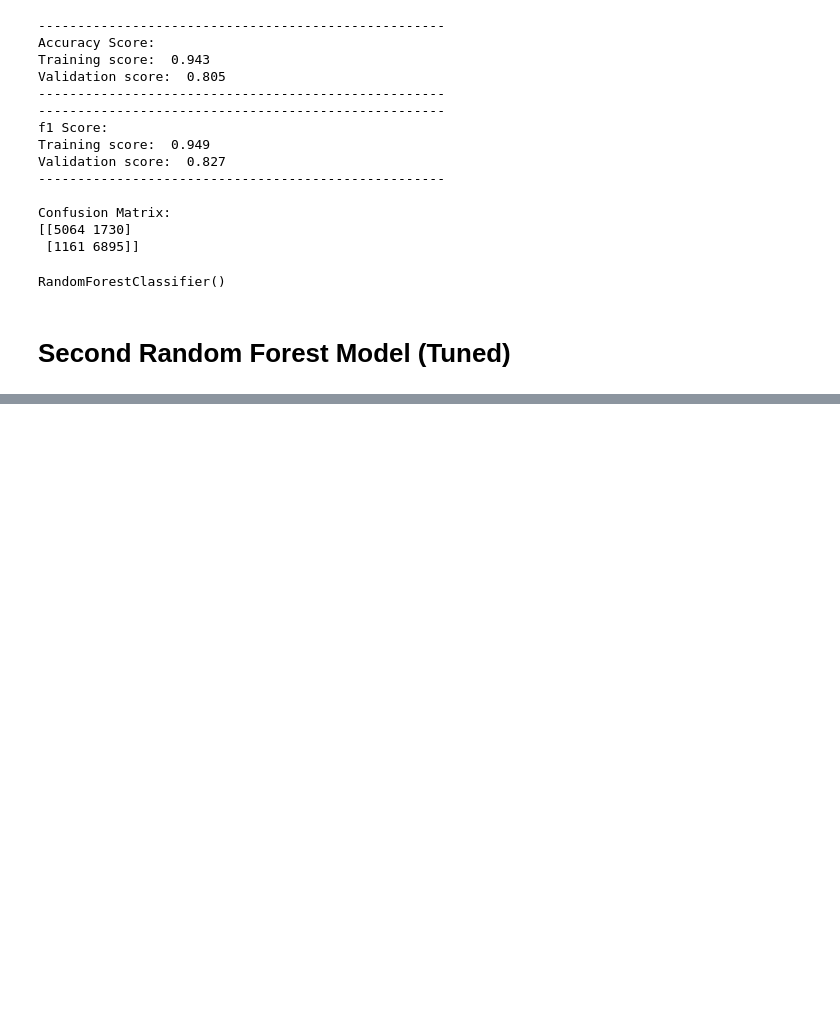
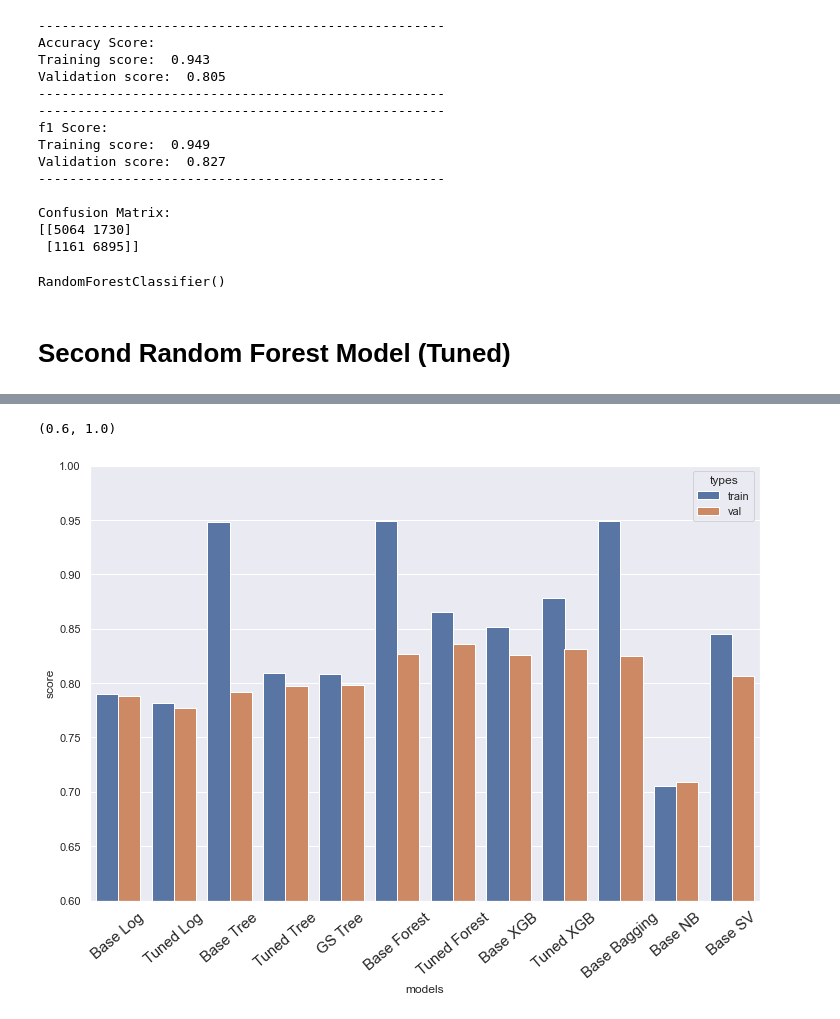
Before and after one commit to Robertoliver2000/TanzaniaWaterProject, a Jupyter notebook: notebooks/exploratory/killian_notebooks/killian_notebook.ipynb, the cells around one changed output, grey strips where cells are left out. Drawn from its saved outputs; the diff is of its cells as text; code cells hidden in the pictures; blank space fills up the shorter version.

Commit message:
Finished all models and some visuals, working on feature engineering

```diff
--- a/notebooks/exploratory/killian_notebooks/killian_notebook.ipynb
+++ b/notebooks/exploratory/killian_notebooks/killian_notebook.ipynb
@@ -383,0 +426,16 @@ def modeling_function(model, X_train, y_train, X_val, y_val):
+# %%
+score_df = pd.DataFrame(np.array([0.79, 0.782, 0.948, 0.809, 0.808, 0.949, 0.865, 0.852, 0.878, 0.949, 0.705, 0.845]), columns = ['train_scores'])
+list_of_val_scores = [ 0.788, 0.777, 0.792, 0.797, 0.798, 0.827, 0.836, 0.826, 0.831, 0.825, 0.709, 0.807]
+list_of_models = ['Base Log','Tuned Log', 'Base Tree', 'Tuned Tree', 'GS Tree', 'Base Forest',
+                 'Tuned Forest', 'Base XGB', 'Tuned XGB', 'Base Bagging', 'Base NB', 'Base SV']
+# %%
+score_df['val_scores'] = list_of_val_scores
+score_df['models'] = list_of_models
+score_df = pd.concat((score_df, score_df), axis=0)
+# %%
+score_df['score'] = [0.79, 0.782, 0.948, 0.809, 0.808, 0.949, 0.865, 0.852, 0.878, 0.949, 0.705, 0.845,  0.788, 0.777, 0.792, 0.797, 0.798, 0.827, 0.836, 0.826, 0.831, 0.825, 0.709, 0.807]
+score_df = score_df.drop(['train_scores', 'val_scores'], axis=1).reset_index()
+# %%
+types = ['train'] *12 + ['val']*12
+score_df['types'] = types
+score_df
@@ -383,0 +460,11 @@ def modeling_function(model, X_train, y_train, X_val, y_val):
+# %%
+fig, ax = plt.subplots(figsize = (12,8))
+
+sns.barplot(data = score_df, x = 'models', y = 'score', hue = 'types');
+
+ax.set_xticklabels(list_of_models)
+ax.tick_params(axis='x', labelsize = 15, labelrotation=40)
+plt.ylim(.6, 1)
+# %% [output]
+(0.6, 1.0)
+[figure, added]
```
Also changed, not shown: parts of 12 cells of this notebook, 5 other files.
